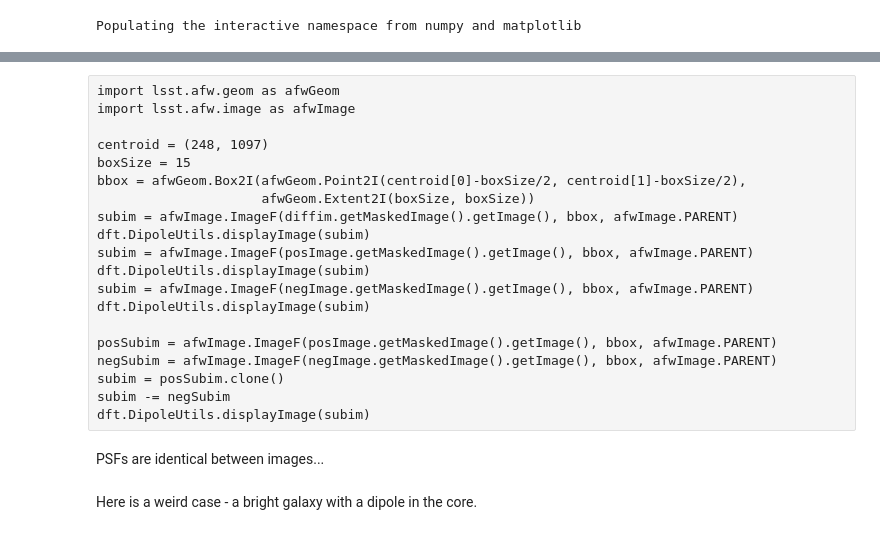
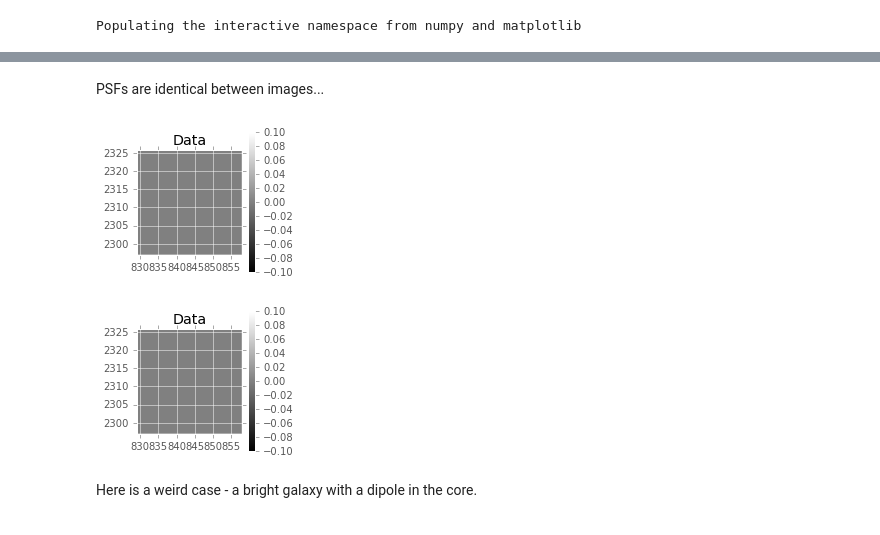
Before and after one commit to lsst/ip_diffim, a Jupyter notebook: test fit dipoles on decam data.ipynb, the cells around one changed output, grey strips where cells are left out. Drawn from its saved outputs; the diff is of its cells as text; code cells hidden in the pictures.

```diff
--- a/test fit dipoles on decam data.ipynb
+++ b/test fit dipoles on decam data.ipynb
@@ -30,51 +62,0 @@ lsst::pex::exceptions::LengthError: 'Box2I(Point2I(-1304,-240),Extent2I(0,0)) do
-# %% [raw]
-import lsst.afw.geom as afwGeom
-import lsst.afw.image as afwImage
-
-centroid = (248, 1097)
-boxSize = 15
-bbox = afwGeom.Box2I(afwGeom.Point2I(centroid[0]-boxSize/2, centroid[1]-boxSize/2),
-                     afwGeom.Extent2I(boxSize, boxSize))
-subim = afwImage.ImageF(diffim.getMaskedImage().getImage(), bbox, afwImage.PARENT)
-dft.DipoleUtils.displayImage(subim)
-subim = afwImage.ImageF(posImage.getMaskedImage().getImage(), bbox, afwImage.PARENT)
-dft.DipoleUtils.displayImage(subim)
-subim = afwImage.ImageF(negImage.getMaskedImage().getImage(), bbox, afwImage.PARENT)
-dft.DipoleUtils.displayImage(subim)
-
-posSubim = afwImage.ImageF(posImage.getMaskedImage().getImage(), bbox, afwImage.PARENT)
-negSubim = afwImage.ImageF(negImage.getMaskedImage().getImage(), bbox, afwImage.PARENT)
-subim = posSubim.clone()
-subim -= negSubim
-dft.DipoleUtils.displayImage(subim)
-# %%
-i = 115; s = catalog[i]
-i = 12; s = catalog[i]
-fp = s.getFootprint()
-print i, fp.getBBox(), fp.getNpix(), len(fp.getPeaks())
-for pk in fp.getPeaks():
-    print '   FOOTPRINT CENTER:', pk.getIy(), pk.getIx(), pk.getPeakValue()
-
-bbox = fp.getBBox()
-subim = afwImage.ImageF(diffim.getMaskedImage().getImage(), bbox, afwImage.PARENT)
-dft.DipoleUtils.displayImage(subim)
-subim = afwImage.ImageF(posImage.getMaskedImage().getImage(), bbox, afwImage.PARENT)
-dft.DipoleUtils.plt.figure(figsize=(8, 2.5)); dft.DipoleUtils.plt.subplot(1, 3, 1)
-dft.DipoleUtils.display2dArray(np.log10(subim.getArray()+50.))
-subim = afwImage.ImageF(negImage.getMaskedImage().getImage(), bbox, afwImage.PARENT)
-dft.DipoleUtils.plt.figure(figsize=(8, 2.5)); dft.DipoleUtils.plt.subplot(1, 3, 1)
-dft.DipoleUtils.display2dArray(np.log10(subim.getArray()+50.))
-
-subim = afwImage.ImageF(posImage.getMaskedImage().getImage(), bbox, afwImage.PARENT)
-subArr = subim.getArray()
-print np.median(subArr), np.max(subArr)
-psfImg = posImage.getPsf().computeImage()
-pkToFlux = np.nansum(psfImg.getArray()) / posImage.getPsf().computePeak()
-print pkToFlux
-print np.max(subArr) * pkToFlux
-
-result = dft.DipoleFitAlgorithm.fitDipole_new(
-    diffim, s, posImage, negImage, rel_weight=0.5, fitBgGradient=False, separateNegParams=False,
-    verbose=False, display=True, return_fitObj=True)
-
-result
@@ -97,13 +65,19 @@ PSFs are identical between images...
 # %%
 dif_p = diffim.getPsf().computeImage()
 #dft.DipoleUtils.displayImage(dif_p)
 pos_p = posImage.getPsf().computeImage()
 #dft.DipoleUtils.displayImage(pos_p)
 neg_p = negImage.getPsf().computeImage()
 #dft.DipoleUtils.displayImage(neg_p)
 
 tmp = pos_p.clone()
 tmp -= dif_p
-dft.DipoleUtils.displayImage(tmp)
+dft.DipolePlotUtils.displayImage(tmp)
+tmp = neg_p.clone()
+tmp -= dif_p
+dft.DipolePlotUtils.displayImage(tmp)
+# %% [output]
+[figure, added]
+[figure, added]
 # %% [markdown]
 Here is a weird case - a bright galaxy with a dipole in the core.
```
Also changed, not shown: parts of 15 cells of this notebook, 3 other files.
